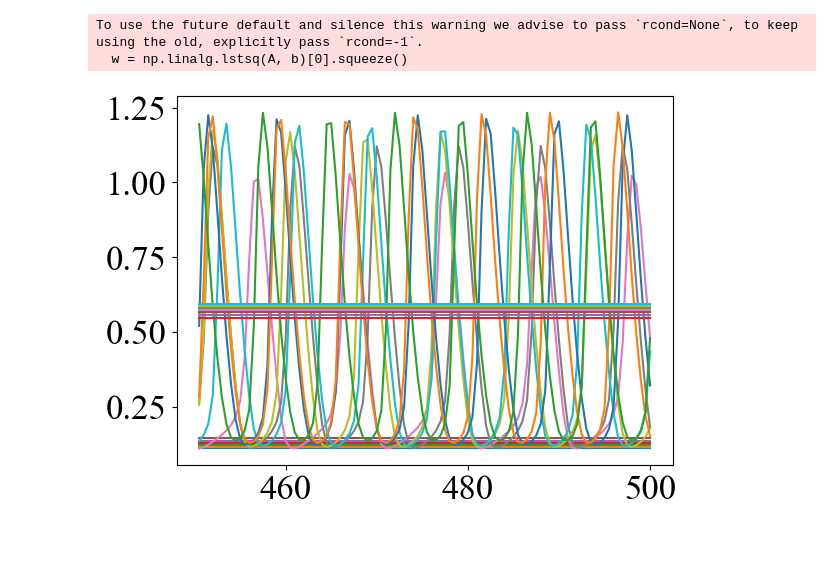
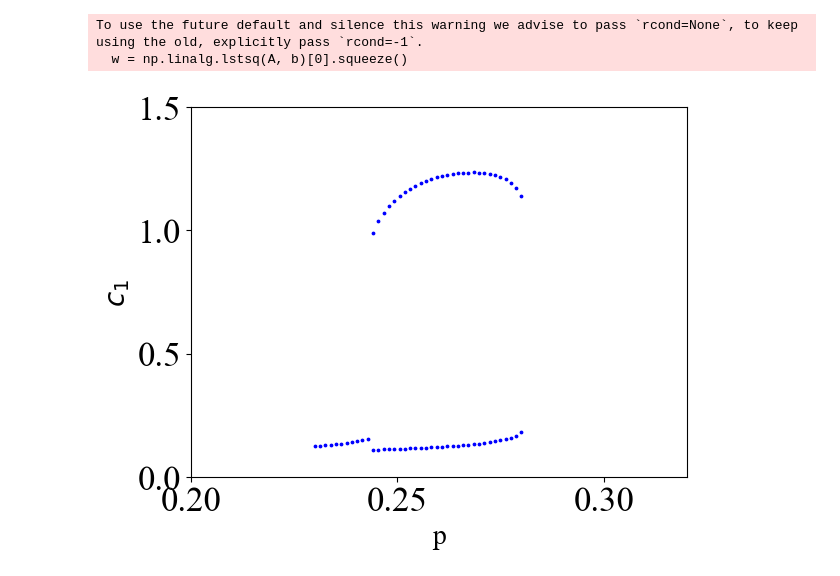
Before and after one commit to Charles-EricLaf/Chaos-PHY-2502-_H24, a Jupyter notebook: Code_ZRJ_V1.ipynb, the cells around one changed output. Saved outputs shown, nothing was run; the diff lists cells and outputs as text; code cells hidden in the pictures; blank space fills up the shorter version.

```diff
--- a/Code_ZRJ_V1.ipynb
+++ b/Code_ZRJ_V1.ipynb
@@ -680,63 +498,93 @@ def fit_ellipse(pool,h,c):
     return center_point
 
 
-P = np.linspace(0.22,0.30,20)
+# P = np.linspace(0.24,0.25,8)
+P = np.linspace(0.23,0.28,40)
 N = 3
-interactions = [[0,5,5],
-                [0,0,5],
+interactions = [[0,1,1],
+                [0,0,1],
                 [0,0,0]] # Les valeurs sont divisées par 100
-t_span = [0,500,1000]
+t_span = [0,300,1000]
 t = np.linspace(t_span[0], t_span[1], t_span[2])
 c0 = [0.6,0.6, 0.6]
 h0 = [0.2,0.2, 0.2]
-c0 = [0.53,0.53, 0.53]
-h0 = [0.6,0.6, 0.6]
 new_c0 = c0
 new_h0 = h0
-
+ch_0 = [(new_c0, new_h0)]
 kf = np.array([28,28,28])
 
 injections = []
 
 bifurcation_points = []
 
-stable_interval = 100
+stable_interval = 200
 
 DEPTH = 1
 for p in P:
     p = np.ones((N,))*p
 
     dep = 1
+    new_ch_0 = ch_0
     while dep <= DEPTH:
         dep += 1
-        # print(new_c0)
-        sol, sol_inv = get_solution_N_cell(N,t_span,new_c0,new_h0,p,kf,interactions,injections,graph=False)
-        h, c = sol[0:N], sol[N:]
-        h_inv, c_inv = sol_inv[0:N], sol_inv[N:]
-        plt.plot(t[-stable_interval:],c[0][-stable_interval:])
+        ch_0 = []
+        for c, h in new_ch_0:
 
-        if np.max(c[0][-stable_interval:])/np.min(c[0][-stable_interval:]) > 1.01:
-            bifurcation_points.append((p[0],np.max(c[0][-stable_interval:])))
-            bifurcation_points.append((p[0],np.min(c[0][-stable_interval:])))
-            ellipse_center = fit_ellipse(pool=stable_interval,h=h[0],c=c[0])
-            new_h0 = list(np.ones((N,))*ellipse_center[0])
-            new_c0 = list(np.ones((N,))*ellipse_center[1])
-        else:
-            bifurcation_points.append((p[0],c[0][-1]))
-            break
-    # Add analysis for inverse solution
+            sol, sol_inv = get_solution_N_cell(N,t_span,c,h,p,kf,interactions,injections,graph=False)
+            h, c = sol[0:N], sol[N:]
+            h_max, h_min = np.max(h[0][-stable_interval:]), np.min(h[0][-stable_interval:])
+            c_max, c_min = np.max(c[0][-stable_interval:]), np.min(c[0][-stable_interval:])
+            h_inv, c_inv = sol_inv[0:N], sol_inv[N:]
+            h_inv_max, h_inv_min = np.max(h_inv[0][-stable_interval:]), np.min(h_inv[0][-stable_interval:])
+            c_inv_max, c_inv_min = np.max(c_inv[0][-stable_interval:]), np.min(c_inv[0][-stable_interval:])
+            # plt.plot(t[-stable_interval:], c[0][-stable_interval:])
+            # plt.plot(t, c[0])
+            c_max_array = argrelextrema(c[0][-stable_interval:], np.greater)
+            c_min_array = argrelextrema(c[0][-stable_interval:], np.less)
+            # plt.scatter(t[-stable_interval:][c_max_array], c[0][-stable_interval:][c_max_array])
+            # plt.scatter(t[-stable_interval:][c_min_array], c[0][-stable_interval:][c_min_array])
+            # plt.plot(h[0][-stable_interval:],c[0][-stable_interval:], color="red")
+            # plt.plot(h_inv[0][-stable_interval:], c_inv[0][-stable_interval:], color="green")
+            # plt.plot(h[0],c[0], color="red")
+            # plt.plot(h_inv[0], c_inv[0], color="green")
+            # plt.text(0,1.2,f"p={round(p[0],4)}")
+            # plt.xlim([0,1])
+            # plt.ylim([0,1.3])
+
+            if c_max/c_min > 1.01:
+                bifurcation_points.append((p[0],np.max(c[0][-stable_interval:])))
+                bifurcation_points.append((p[0],np.min(c[0][-stable_interval:])))
+                ellipse_center = fit_ellipse(pool=stable_interval,h=h[0],c=c[0])
+                new_h0 = list(np.ones((N,))*ellipse_center[0])
+                new_c0 = list(np.ones((N,))*ellipse_center[1])
+                ch_0.append((list(np.ones((N,))*ellipse_center[1]),list(np.ones((N,))*ellipse_center[0])))
+                # plt.scatter(ellipse_center[0], ellipse_center[1],c=["red"],s=[3])
+            else:
+                bifurcation_points.append((p[0],c[0][-1]))
+            if c_inv_max < 2 and c_inv_min >= 0 and c_inv_max/c_inv_min > 1.01:
+                bifurcation_points.append((p[0],np.max(c_inv[0][-stable_interval:])))
+                bifurcation_points.append((p[0],np.min(c_inv[0][-stable_interval:])))
+                ellipse_center = fit_ellipse(pool=stable_interval,h=h_inv[0],c=c_inv[0])
+                new_h0 = list(np.ones((N,))*ellipse_center[0])
+                new_c0 = list(np.ones((N,))*ellipse_center[1])
+                ch_0.append((list(np.ones((N,))*ellipse_center[1]),list(np.ones((N,))*ellipse_center[0])))
+                # plt.scatter(ellipse_center[0], ellipse_center[1],c=["green"],s=[3])
+            else:
+                bifurcation_points.append((p[0],c_inv[0][-1]))
+            # plt.show()
+        new_ch_0 = ch_0
     new_c0 = c0
     new_h0 = h0
-plt.show()
-# print(bifurcation_points)
+    ch_0 = [(new_c0,new_h0)]
+
 bif_p, bif_c = list(zip(*bifurcation_points))
 plt.scatter(bif_p, bif_c,s=3,c="blue")
 plt.xlim([0.2,0.32])
 plt.ylim([0,1.5])
 plt.ylabel("$c_1$")
 plt.xlabel("p")
 plt.show()
 # %% [output]
 To use the future default and silence this warning we advise to pass `rcond=None`, to keep using the old, explicitly pass `rcond=-1`.
   w = np.linalg.lstsq(A, b)[0].squeeze()
-[figure, old version]
+[figure, new version]
```
Also changed, not shown: parts of 8 cells of this notebook.
